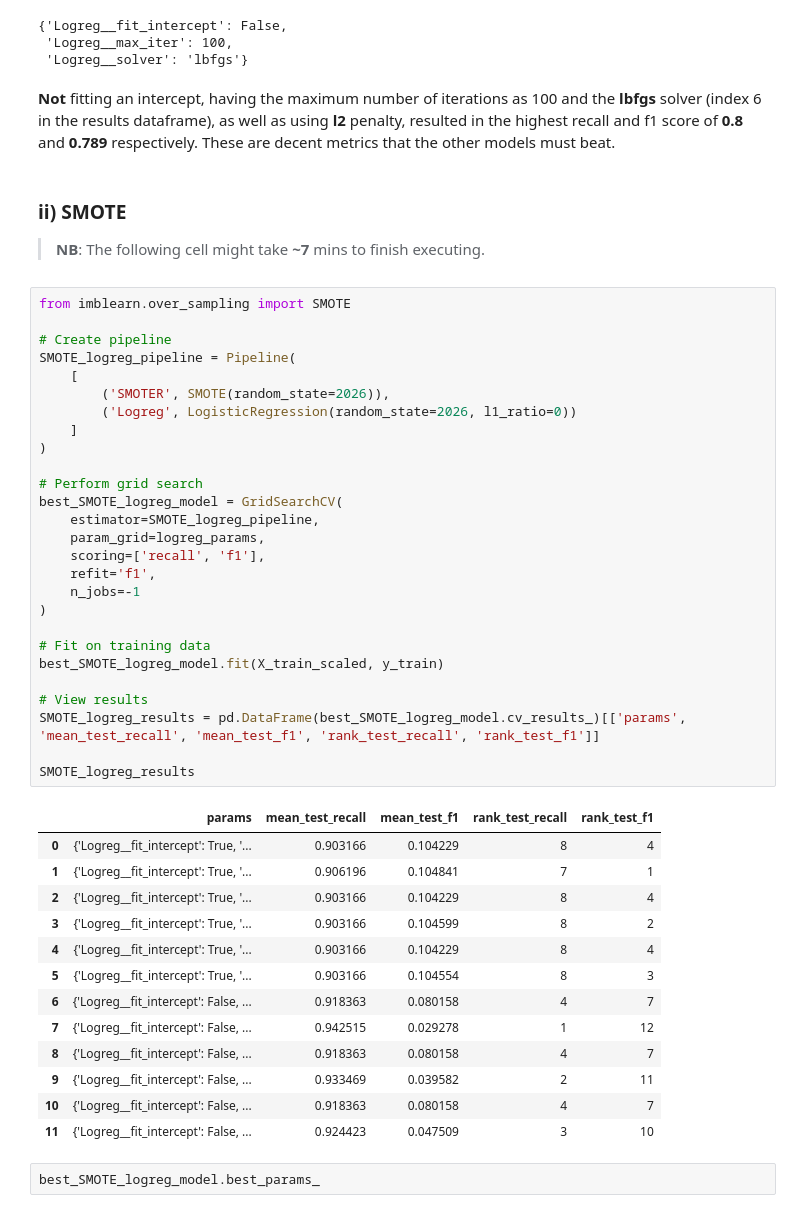
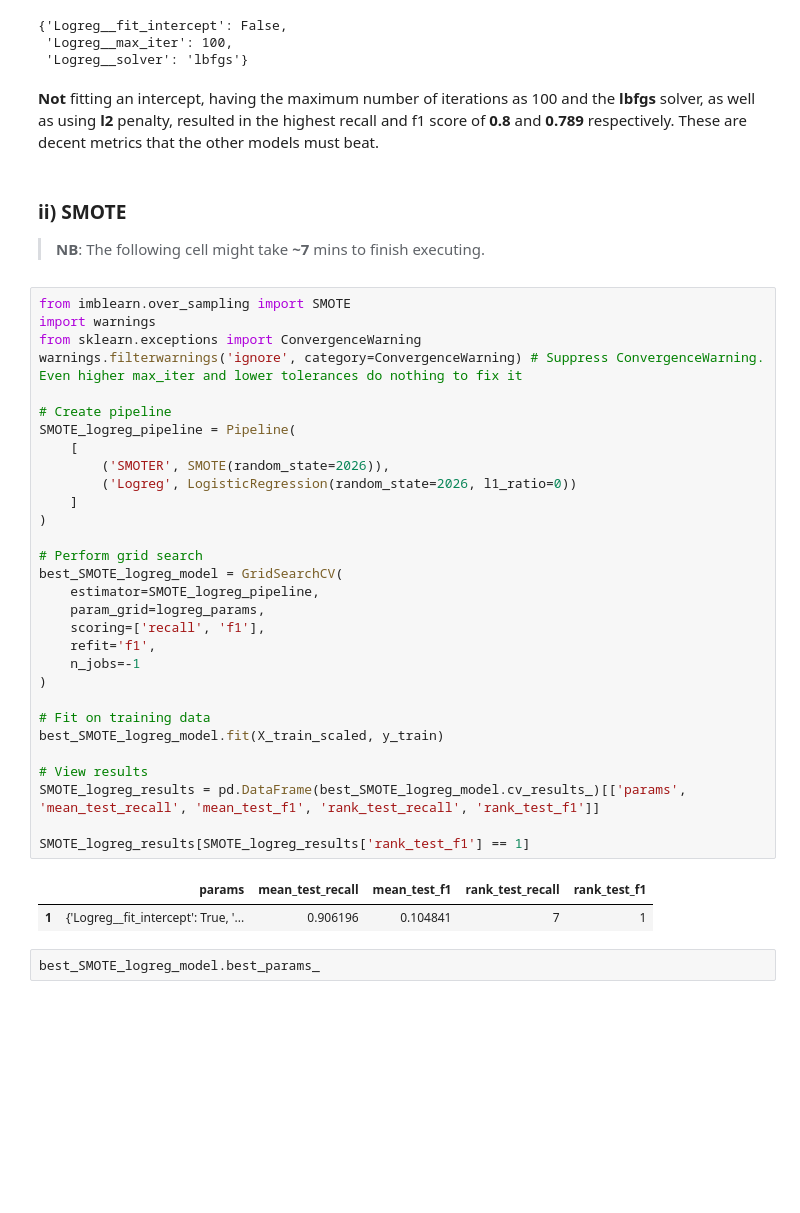
Before and after one commit to NgundoMuithya/Kaggle_Credit_Card_Fraud_Detection, a Jupyter notebook: notebook.ipynb, the cells around one changed output. Drawn from its saved outputs; the diff is of its cells as text; blank space fills up the shorter version.

```diff
--- a/notebook.ipynb
+++ b/notebook.ipynb
@@ -523,52 +516,44 @@ best_unbalanced_logreg_model.best_params_
  'Logreg__max_iter': 100,
  'Logreg__solver': 'lbfgs'}
 # %% [markdown]
-**Not** fitting an intercept, having the maximum number of iterations as 100 and the **lbfgs** solver (index 6 in the results dataframe), as well as using **l2** penalty, resulted in the highest recall and f1 score of **0.8** and **0.789** respectively. These are decent metrics that the other models must beat.
+**Not** fitting an intercept, having the maximum number of iterations as 100 and the **lbfgs** solver, as well as using **l2** penalty, resulted in the highest recall and f1 score of **0.8** and **0.789** respectively. These are decent metrics that the other models must beat.
 # %% [markdown]
 ### ii) SMOTE
 
 > **NB**: The following cell might take **~7** mins to finish executing.
 # %%
 from imblearn.over_sampling import SMOTE
+import warnings
+from sklearn.exceptions import ConvergenceWarning
+warnings.filterwarnings('ignore', category=ConvergenceWarning) # Suppress ConvergenceWarning. Even higher max_iter and lower tolerances do nothing to fix it
 
 # Create pipeline
 SMOTE_logreg_pipeline = Pipeline(
     [
         ('SMOTER', SMOTE(random_state=2026)),
         ('Logreg', LogisticRegression(random_state=2026, l1_ratio=0))
     ]
 )
 
 # Perform grid search
 best_SMOTE_logreg_model = GridSearchCV(
     estimator=SMOTE_logreg_pipeline,
     param_grid=logreg_params,
     scoring=['recall', 'f1'],
     refit='f1',
     n_jobs=-1
 )
 
 # Fit on training data
 best_SMOTE_logreg_model.fit(X_train_scaled, y_train)
 
 # View results
 SMOTE_logreg_results = pd.DataFrame(best_SMOTE_logreg_model.cv_results_)[['params', 'mean_test_recall', 'mean_test_f1', 'rank_test_recall', 'rank_test_f1']]
 
-SMOTE_logreg_results
+SMOTE_logreg_results[SMOTE_logreg_results['rank_test_f1'] == 1]
 # %% [output]
 |  | params | mean_test_recall | mean_test_f1 | rank_test_recall | rank_test_f1 |
-| 0 | {'Logreg__fit_intercept': True, '... | 0.903166 | 0.104229 | 8 | 4 |
 | 1 | {'Logreg__fit_intercept': True, '... | 0.906196 | 0.104841 | 7 | 1 |
-| 2 | {'Logreg__fit_intercept': True, '... | 0.903166 | 0.104229 | 8 | 4 |
-| 3 | {'Logreg__fit_intercept': True, '... | 0.903166 | 0.104599 | 8 | 2 |
-| 4 | {'Logreg__fit_intercept': True, '... | 0.903166 | 0.104229 | 8 | 4 |
-| 5 | {'Logreg__fit_intercept': True, '... | 0.903166 | 0.104554 | 8 | 3 |
-| 6 | {'Logreg__fit_intercept': False, ... | 0.918363 | 0.080158 | 4 | 7 |
-| 7 | {'Logreg__fit_intercept': False, ... | 0.942515 | 0.029278 | 1 | 12 |
-| 8 | {'Logreg__fit_intercept': False, ... | 0.918363 | 0.080158 | 4 | 7 |
-| 9 | {'Logreg__fit_intercept': False, ... | 0.933469 | 0.039582 | 2 | 11 |
-| 10 | {'Logreg__fit_intercept': False, ... | 0.918363 | 0.080158 | 4 | 7 |
-| 11 | {'Logreg__fit_intercept': False, ... | 0.924423 | 0.047509 | 3 | 10 |
 # %%
 best_SMOTE_logreg_model.best_params_
 # %% [output]
```
Also changed, not shown: parts of 7 cells of this notebook.
